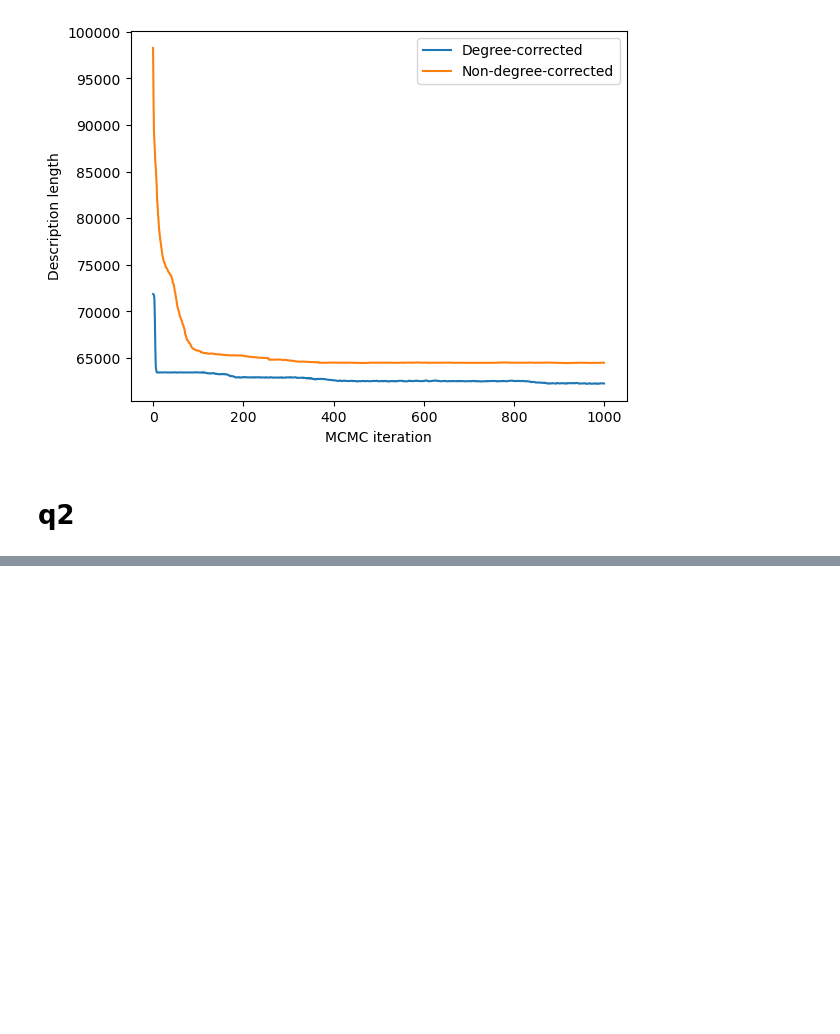
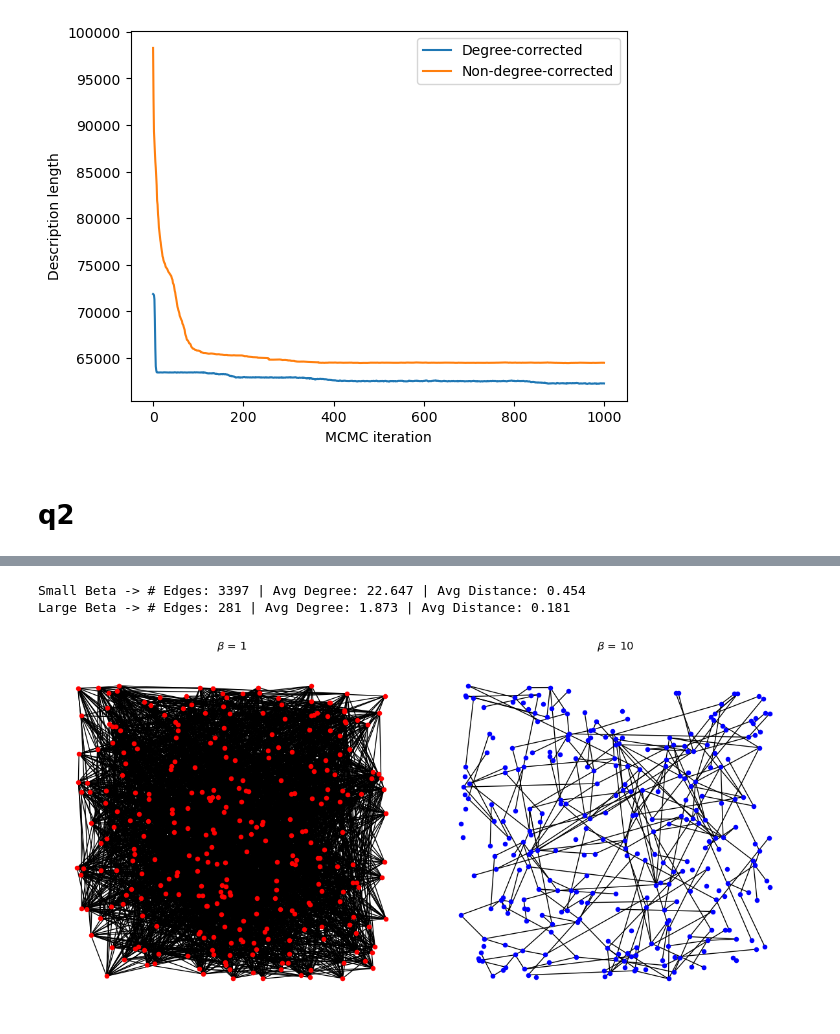
Before and after one commit to caleb-chandler/cnet5052_sp26, a Jupyter notebook: assignments/assignment03/assignment03.ipynb, the cells around one changed output, grey strips where cells are left out. Drawn from its saved outputs; the diff is of its cells as text; code cells hidden in the pictures; blank space fills up the shorter version.

```diff
--- a/assignments/assignment03/assignment03.ipynb
+++ b/assignments/assignment03/assignment03.ipynb
@@ -292,0 +350,76 @@ dtype: float64
+# %%
+# part b: graph sampling function
+
+def srgg_sampler(alpha=-2.0, beta=1.0):
+    '''
+    Samples soft RGG according to logistic distance-decay model.
+
+    Args:
+    - alpha (float): baseline propensity
+    - beta (float): distance weight
+
+    Returns:
+    - G (nx.Graph): resulting RGG
+    '''
+    # init nodes in space
+    xcoords = np.random.rand(300)
+    ycoords = np.random.rand(300)
+    nodes = np.column_stack((xcoords, ycoords))
+
+    # building graph
+    G = nx.Graph()
+
+    # adding nodes + attributes simultaneously
+    for i, (x, y) in enumerate(nodes):
+        G.add_node(i, coords=(x, y))
+
+    # defining sigmoid function
+    sigmoid = lambda x: 1 / (1 + math.exp(-x))
+
+    # computing distances + probabilities
+    indices = range(len(nodes))
+    for i, j in itertools.combinations(indices, 2):
+        dist = math.dist(nodes[i], nodes[j])
+        x = alpha - beta * dist
+        prob = sigmoid(x)
+        # bernoulli trials for each pair to see if they become edges
+        if random.random() < prob:
+            G.add_edge(i, j, dist=dist)
+
+    return G
+
+# sampling two graphs
+small_beta = srgg_sampler()
+large_beta = srgg_sampler(beta=10)
+
+# reporting stats
+def statfinder(G, name):
+    m = len(G.edges())
+    avg_deg = m*2 / len(G.nodes())
+    avg_dist = 1 / m * sum(d['dist'] for u, v, d in G.edges(data=True))
+    print(f'{name} -> # Edges: {m} | Avg Degree: {avg_deg:.3f} | Avg Distance: {avg_dist:.3f}')
+
+statfinder(small_beta, 'Small Beta')
+statfinder(large_beta, 'Large Beta')
+
+# --- visualizing ---
+
+fig, ax = plt.subplots(1,2, figsize=(12, 6))
+
+# retrieving coordinates
+pos_sb = nx.get_node_attributes(small_beta, 'coords')
+pos_lb = nx.get_node_attributes(large_beta, 'coords')
+
+# drawing
+nx.draw(small_beta, pos=pos_sb, ax=ax[0], node_size=20, node_color='red', with_labels=False)
+ax[0].set_title(r'$\beta$ = 1')
+
+nx.draw(large_beta, pos=pos_lb, ax=ax[1], node_size=20, node_color='blue', with_labels=False)
+ax[1].set_title(r'$\beta$ = 10')
+
+plt.tight_layout()
+plt.savefig(r'./imgs/rggs_netviz.png')
+# %% [output]
+Small Beta -> # Edges: 3397 | Avg Degree: 22.647 | Avg Distance: 0.454
+Large Beta -> # Edges: 281 | Avg Degree: 1.873 | Avg Distance: 0.181
+[figure, added]
```
Also changed, not shown: parts of 4 cells of this notebook, 2 other files.
